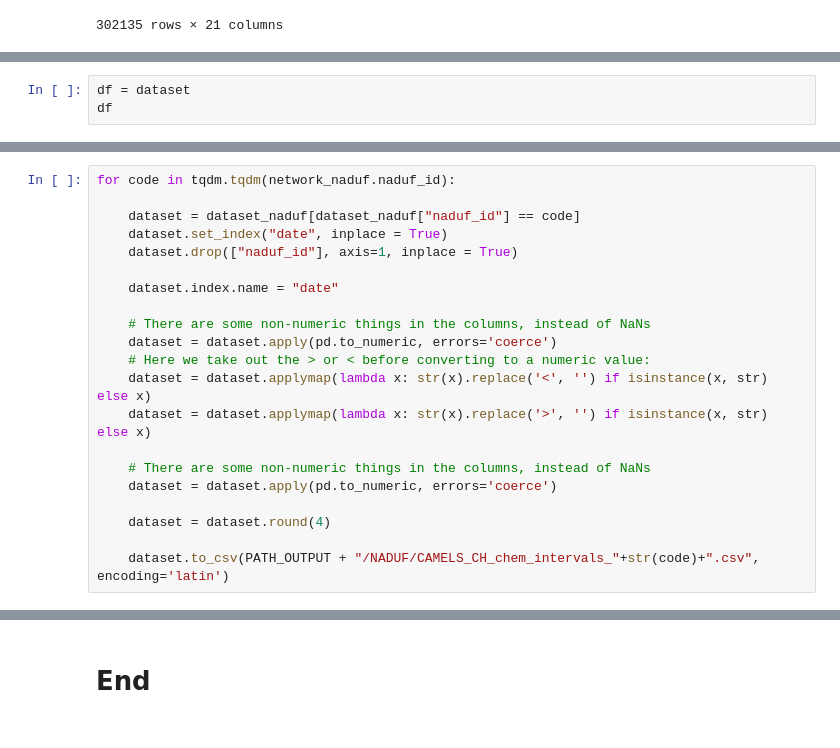
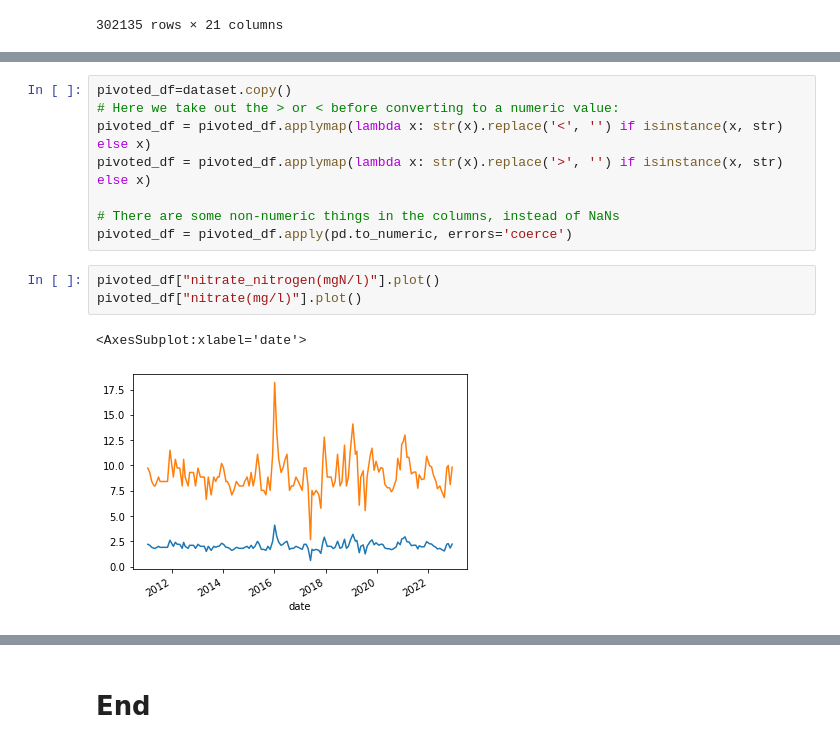
Before and after one commit to thiagovmdon/camels-ch-chem-paper, a Jupyter notebook: code/04_CAMELS_CH_CHEM_NAWA.ipynb, the cells around one changed output, grey strips where cells are left out. Drawn from its saved outputs; the diff is of its cells as text.

```diff
--- a/code/04_CAMELS_CH_CHEM_NAWA.ipynb
+++ b/code/04_CAMELS_CH_CHEM_NAWA.ipynb
@@ -371,3 +392,0 @@ dataset
-# %%
-df = dataset
-df
@@ -596,21 +491,0 @@ dataset_naduf
-# %%
-for code in tqdm.tqdm(network_naduf.naduf_id):
-
-    dataset = dataset_naduf[dataset_naduf["naduf_id"] == code]
-    dataset.set_index("date", inplace = True)
-    dataset.drop(["naduf_id"], axis=1, inplace = True)
-
-    dataset.index.name = "date"
-
-    # There are some non-numeric things in the columns, instead of NaNs
-    dataset = dataset.apply(pd.to_numeric, errors='coerce')
-    # Here we take out the > or < before converting to a numeric value:
-    dataset = dataset.applymap(lambda x: str(x).replace('<', '') if isinstance(x, str) else x)
-    dataset = dataset.applymap(lambda x: str(x).replace('>', '') if isinstance(x, str) else x)
-
-    # There are some non-numeric things in the columns, instead of NaNs
-    dataset = dataset.apply(pd.to_numeric, errors='coerce')
-
-    dataset = dataset.round(4)
-
-    dataset.to_csv(PATH_OUTPUT + "/NADUF/CAMELS_CH_chem_intervals_"+str(code)+".csv", encoding='latin')
@@ -616,0 +525,14 @@ for code in tqdm.tqdm(network_naduf.naduf_id):
+# %%
+pivoted_df=dataset.copy()
+# Here we take out the > or < before converting to a numeric value:
+pivoted_df = pivoted_df.applymap(lambda x: str(x).replace('<', '') if isinstance(x, str) else x)
+pivoted_df = pivoted_df.applymap(lambda x: str(x).replace('>', '') if isinstance(x, str) else x)
+
+# There are some non-numeric things in the columns, instead of NaNs
+pivoted_df = pivoted_df.apply(pd.to_numeric, errors='coerce')
+# %%
+pivoted_df["nitrate_nitrogen(mgN/l)"].plot()
+pivoted_df["nitrate(mg/l)"].plot()
+# %% [output]
+<AxesSubplot:xlabel='date'>
+[figure, added]
```
Also changed, not shown: parts of 27 cells of this notebook, 3 other files.
